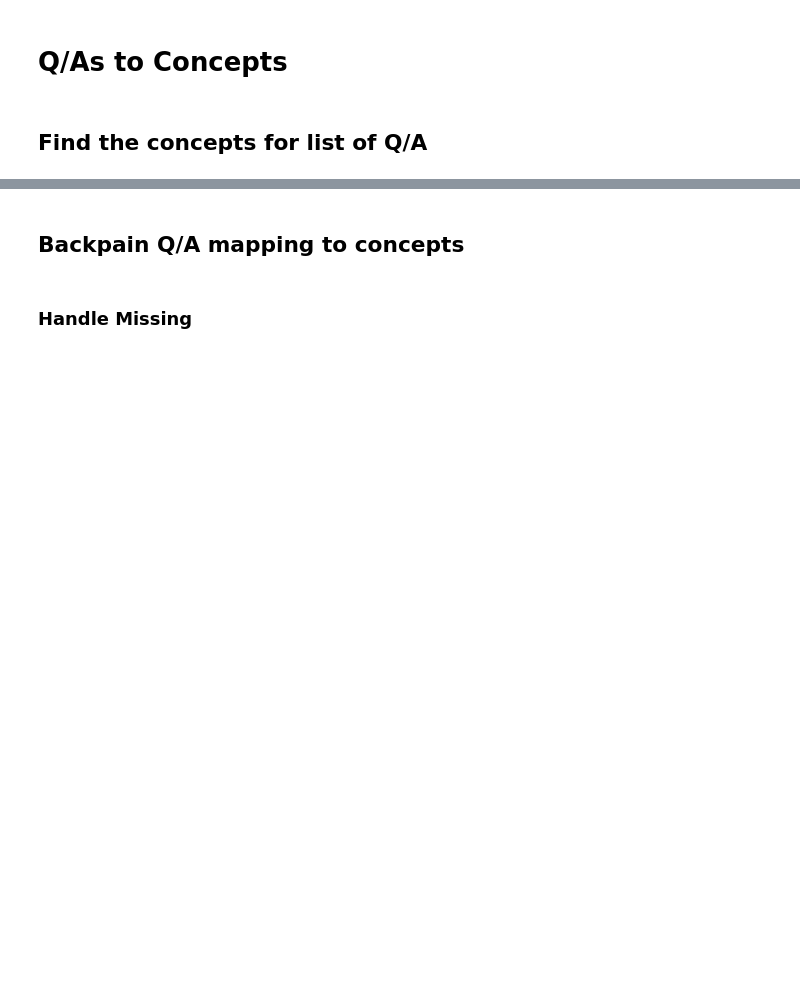
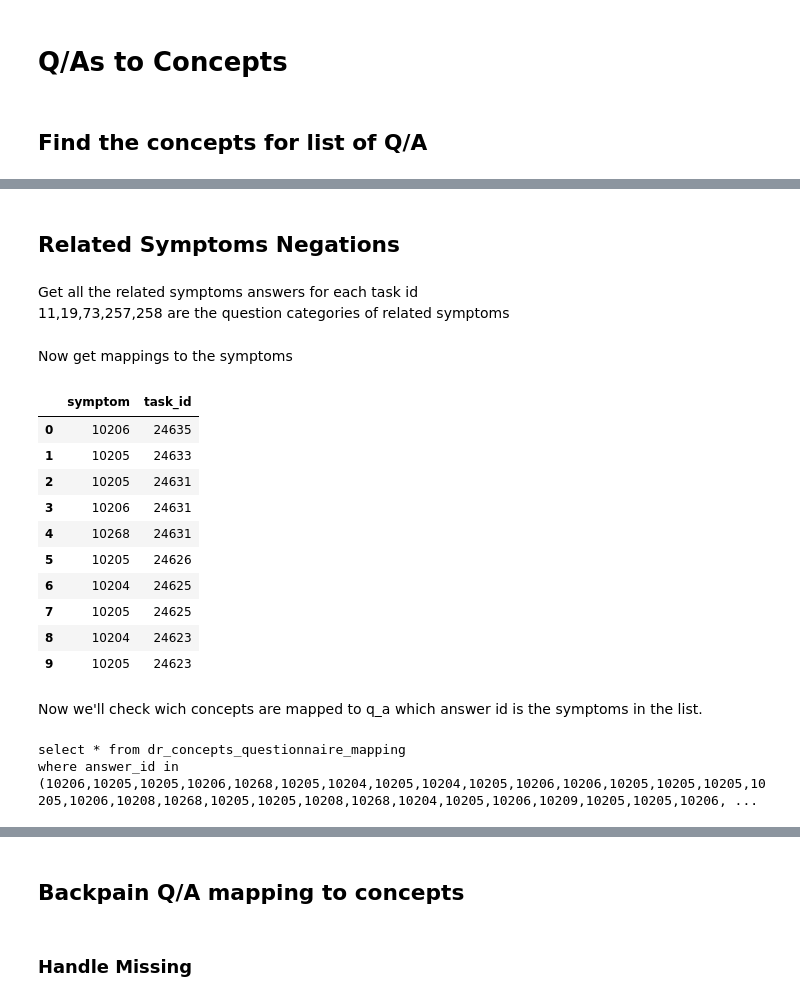
Before and after one commit to skulas/skulas, a Jupyter notebook: ml_python/Other Notebooks/DR Experiments.ipynb, the cells around one changed output, grey strips where cells are left out. Cells and saved outputs as stored; diff of their text form; code cells hidden in the pictures; blank space fills up the shorter version.

```diff
--- a/ml_python/Other Notebooks/DR Experiments.ipynb
+++ b/ml_python/Other Notebooks/DR Experiments.ipynb
@@ -421,3 +436,43 @@ for qastr in features_list:
 
 # display(mapper)
 display(concepts_arr)
+# %% [markdown]
+## Related Symptoms Negations
+# %% [markdown]
+Get all the related symptoms answers for each task id<br>
+11,19,73,257,258 are the question categories of related symptoms
+# %%
+query_str = """
+SELECT GROUP_CONCAT(tg_res.value separator ';') AS symptoms, tg_res.task_id FROM
+    (SELECT ansr.id AS a_id, ansr.valid AS a_val, qstn.valid AS q_valid, qstn.category_id AS q_cat, qstn.id as q_id
+    FROM questionnaire_tagging.questions qstn INNER JOIN questionnaire_tagging.answers ansr
+    ON qstn.id = ansr.question_id
+    WHERE qstn.valid = 1 AND qstn.category_id IN (11,19,73,257,258) AND ansr.valid = 1) q_a
+INNER JOIN questionnaire_tagging.tagging_responses tg_res
+ON tg_res.value = q_a.a_id
+where tg_res.task_id is not null
+GROUP BY tg_res.task_id
+order by tg_res.task_id desc"""
+
+df_taskid_vs_symptoms = pd.read_sql_query(query_str,engine, index_col='task_id')
+# %% [markdown]
+Now get mappings to the symptoms
+# %%
+
+df_flat_tskids_vs_symps = pd.concat([Series(ix, row['symptoms'].split(';'))
+                    for ix, row in df_taskid_vs_symptoms.iterrows()]).reset_index()
+
+df_flat_tskids_vs_symps.rename(mapper={0:'task_id', 'index':'symptom'}, inplace=True, axis=1)
+display(df_flat_tskids_vs_symps.head(10))
+# %% [output]
+|  | symptom | task_id |
+| 0 | 10206 | 24635 |
+| 1 | 10205 | 24633 |
+| 2 | 10205 | 24631 |
+| 3 | 10206 | 24631 |
+| 4 | 10268 | 24631 |
+| 5 | 10205 | 24626 |
+| 6 | 10204 | 24625 |
+| 7 | 10205 | 24625 |
+| 8 | 10204 | 24623 |
+| 9 | 10205 | 24623 |
@@ -423,0 +482,13 @@ display(concepts_arr)
+# %% [markdown]
+Now we'll check wich concepts are mapped to q_a which answer id is the symptoms in the list.
+# %%
+query_str = f"""
+select * from dr_concepts_questionnaire_mapping
+where answer_id in ({unique_symps_str});
+"""
+print(query_str)
+# df_qa_concepts = pd.read_sql_query(query_str,c_engine, index_col='id')
+# display(df_qa_concepts.head(5))
+# %% [output]
+select * from dr_concepts_questionnaire_mapping
+where answer_id in (10206,10205,10205,10206,10268,10205,10204,10205,10204,10205,10206,10206,10205,10205,10205,10205,10206,10208,10268,10205,10205,10208,10268,10204,10205,10206,10209,10205,10205,10206, ...
```
Also changed, not shown: parts of 10 cells of this notebook.
